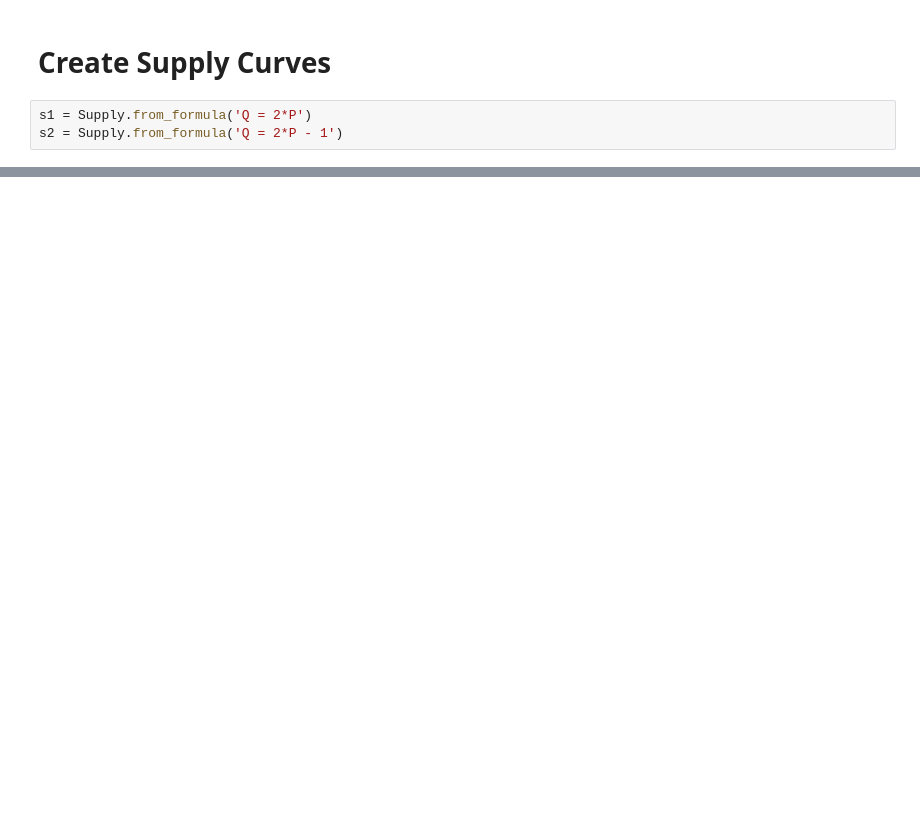
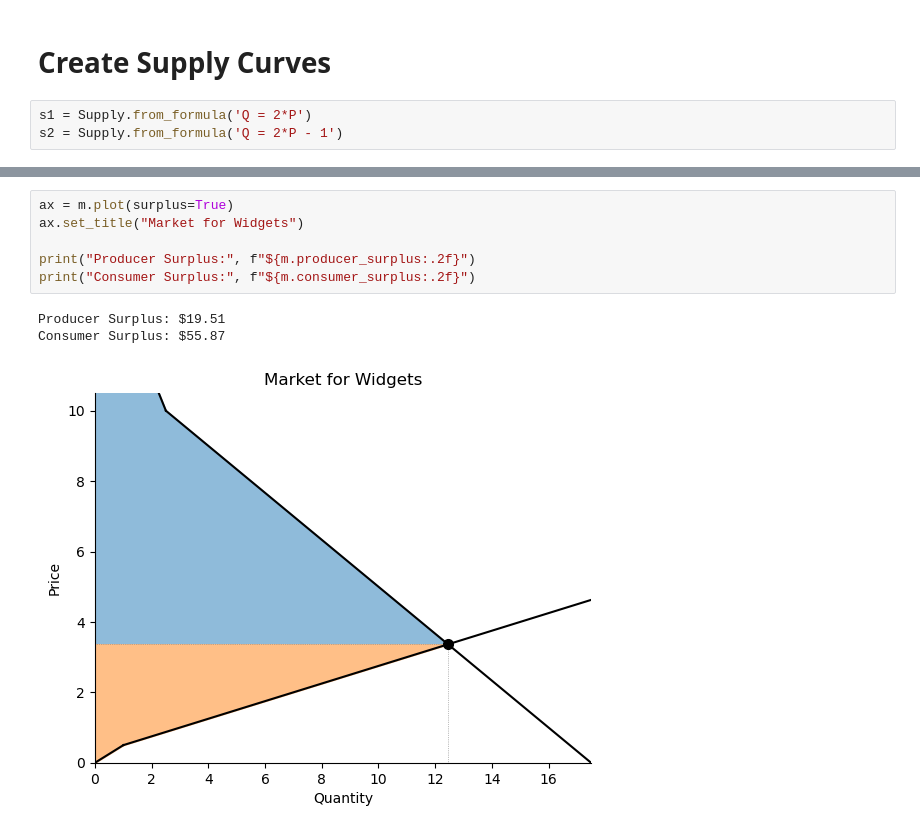
Before and after one commit to alexanderthclark/FreeRide, a Jupyter notebook: example.ipynb, the cells around one changed output, grey strips where cells are left out. Cells and saved outputs as stored; diff of their text form; blank space fills up the shorter version.

```diff
--- a/example.ipynb
+++ b/example.ipynb
@@ -50,2 +56,12 @@ e.plot()
+# %%
+ax = m.plot(surplus=True)
+ax.set_title("Market for Widgets")
+
+print("Producer Surplus:", f"${m.producer_surplus:.2f}")
+print("Consumer Surplus:", f"${m.consumer_surplus:.2f}")
+# %% [output]
+Producer Surplus: $19.51
+Consumer Surplus: $55.87
+[figure, added]
 # %%
 # Labeled plot
```
Also changed, not shown: parts of 20 cells of this notebook, 4 other files.
